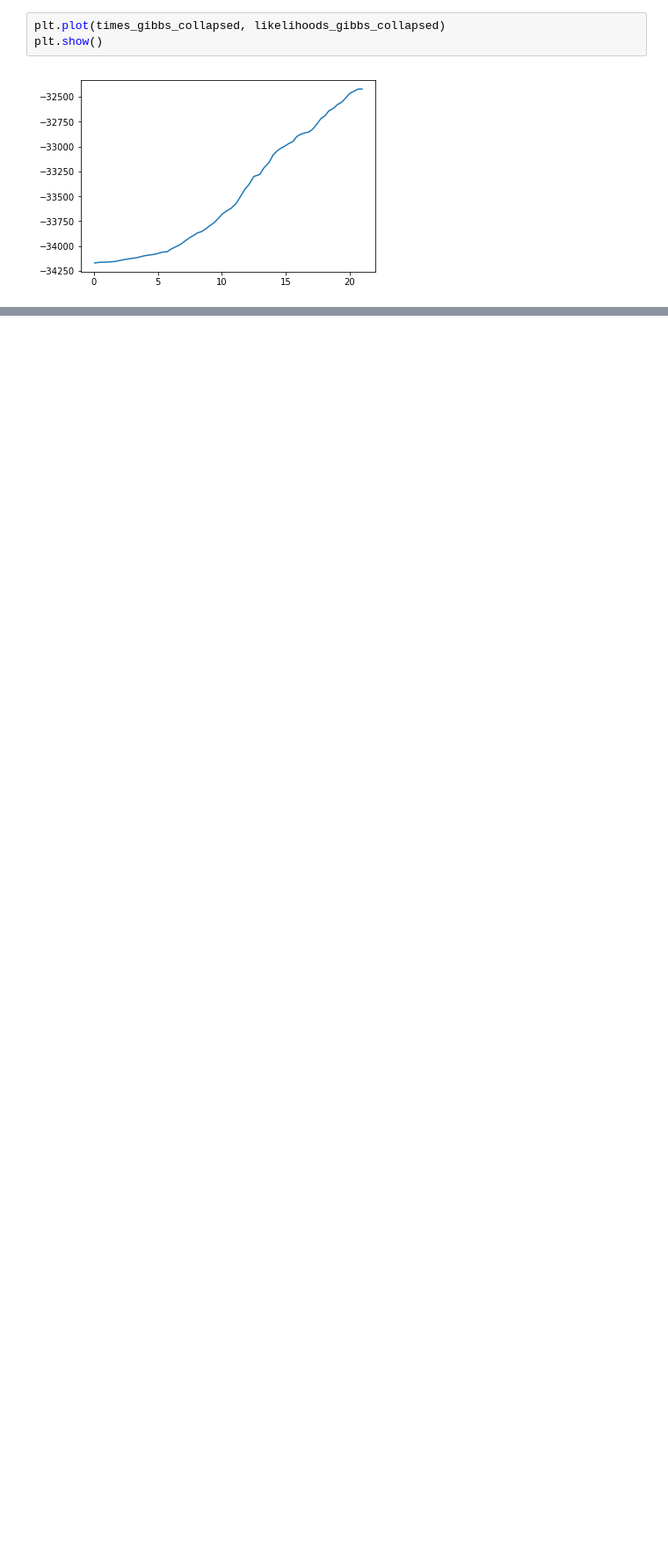
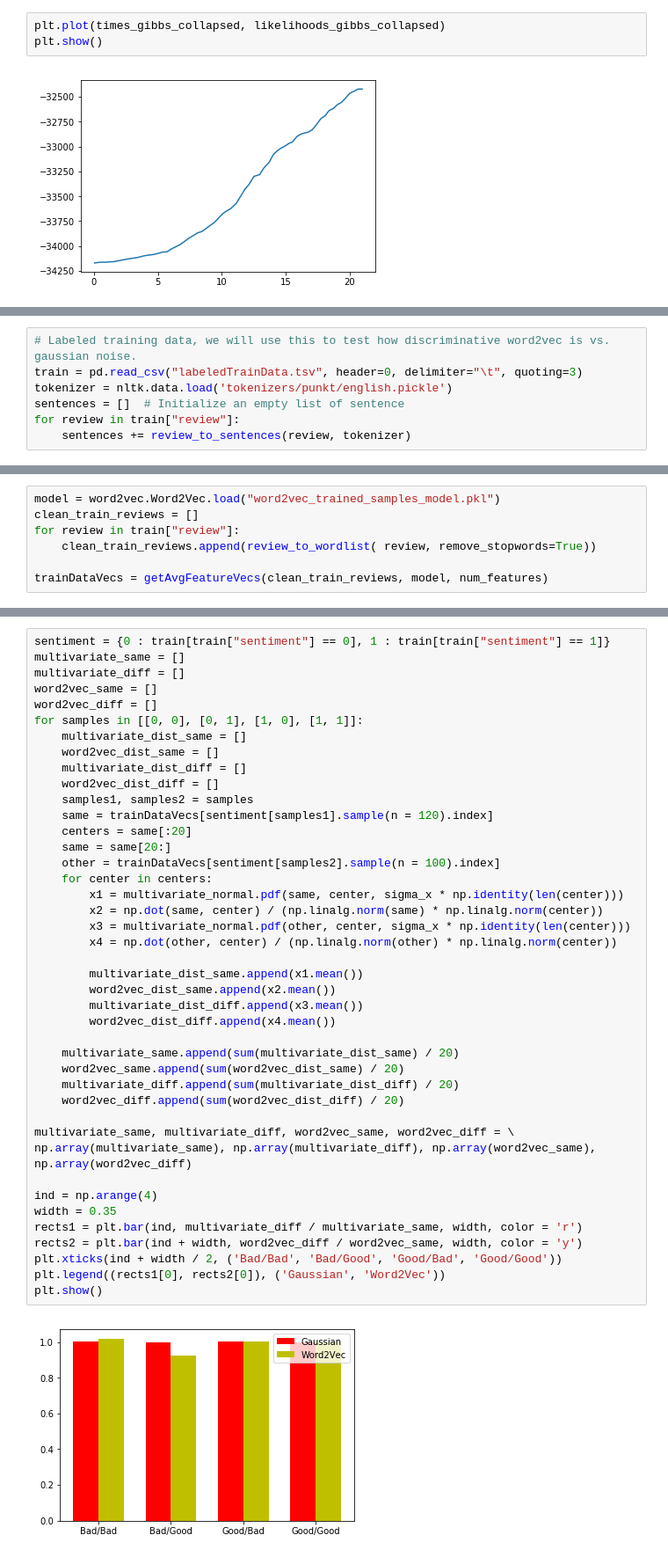
Before and after one commit to EmptyCrown/cs282final, a Jupyter notebook: final_project.ipynb, the cells around one changed output, grey strips where cells are left out. Shown at 88% size. Drawn from its saved outputs; the diff is of its cells as text; blank space fills up the shorter version.

Commit message:
Added word2vec stuff in.

```diff
--- a/final_project.ipynb
+++ b/final_project.ipynb
@@ -716,0 +805,7 @@ plt.show()
+# %%
+# Labeled training data, we will use this to test how discriminative word2vec is vs. gaussian noise.
+train = pd.read_csv("labeledTrainData.tsv", header=0, delimiter="\t", quoting=3)
+tokenizer = nltk.data.load('tokenizers/punkt/english.pickle')
+sentences = []  # Initialize an empty list of sentence
+for review in train["review"]:
+    sentences += review_to_sentences(review, tokenizer)
@@ -716,0 +854,7 @@ plt.show()
+# %%
+model = word2vec.Word2Vec.load("word2vec_trained_samples_model.pkl")
+clean_train_reviews = []
+for review in train["review"]:
+    clean_train_reviews.append(review_to_wordlist( review, remove_stopwords=True))
+
+trainDataVecs = getAvgFeatureVecs(clean_train_reviews, model, num_features)
@@ -716,0 +877,44 @@ plt.show()
+# %%
+sentiment = {0 : train[train["sentiment"] == 0], 1 : train[train["sentiment"] == 1]}
+multivariate_same = []
+multivariate_diff = []
+word2vec_same = []
+word2vec_diff = []
+for samples in [[0, 0], [0, 1], [1, 0], [1, 1]]:
+    multivariate_dist_same = []
+    word2vec_dist_same = []
+    multivariate_dist_diff = []
+    word2vec_dist_diff = []
+    samples1, samples2 = samples
+    same = trainDataVecs[sentiment[samples1].sample(n = 120).index]
+    centers = same[:20]
+    same = same[20:]
+    other = trainDataVecs[sentiment[samples2].sample(n = 100).index]
+    for center in centers:
+        x1 = multivariate_normal.pdf(same, center, sigma_x * np.identity(len(center)))
+        x2 = np.dot(same, center) / (np.linalg.norm(same) * np.linalg.norm(center))
+        x3 = multivariate_normal.pdf(other, center, sigma_x * np.identity(len(center)))
+        x4 = np.dot(other, center) / (np.linalg.norm(other) * np.linalg.norm(center))
+
+        multivariate_dist_same.append(x1.mean())
+        word2vec_dist_same.append(x2.mean())
+        multivariate_dist_diff.append(x3.mean())
+        word2vec_dist_diff.append(x4.mean())
+
+    multivariate_same.append(sum(multivariate_dist_same) / 20)
+    word2vec_same.append(sum(word2vec_dist_same) / 20)
+    multivariate_diff.append(sum(multivariate_dist_diff) / 20)
+    word2vec_diff.append(sum(word2vec_dist_diff) / 20)
+
+multivariate_same, multivariate_diff, word2vec_same, word2vec_diff = \
+np.array(multivariate_same), np.array(multivariate_diff), np.array(word2vec_same), np.array(word2vec_diff)
+
+ind = np.arange(4)
+width = 0.35
+rects1 = plt.bar(ind, multivariate_diff / multivariate_same, width, color = 'r')
+rects2 = plt.bar(ind + width, word2vec_diff / word2vec_same, width, color = 'y')
+plt.xticks(ind + width / 2, ('Bad/Bad', 'Bad/Good', 'Good/Bad', 'Good/Good'))
+plt.legend((rects1[0], rects2[0]), ('Gaussian', 'Word2Vec'))
+plt.show()
+# %% [output]
+[figure, added]
```
Also changed, not shown: parts of 9 cells of this notebook, 5 other files.
